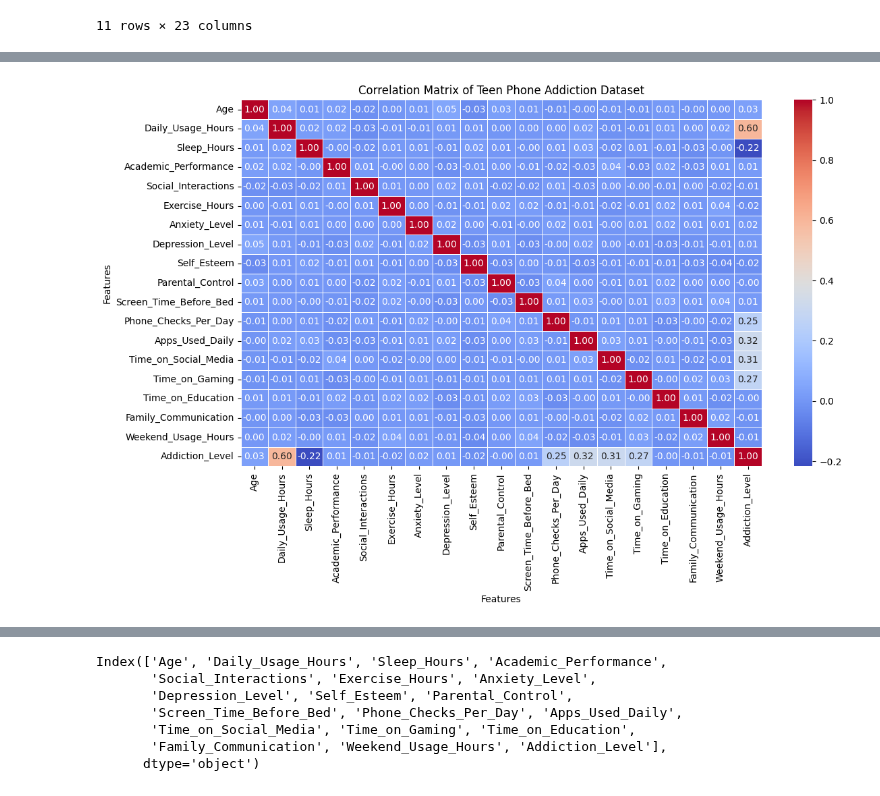
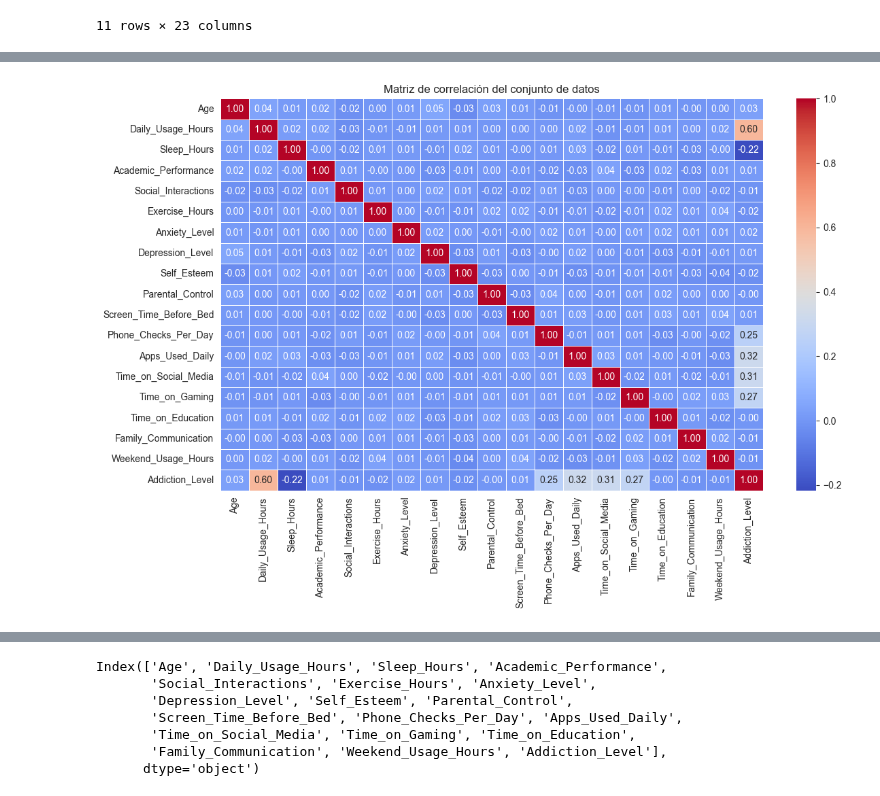
Before and after one commit to somoel/uso_telefono_adolescentes, a Jupyter notebook: notebooks/analysis.ipynb, the cells around one changed output, grey strips where cells are left out. Saved outputs shown, nothing was run; the diff lists cells and outputs as text; code cells hidden in the pictures.

```diff
--- a/notebooks/analysis.ipynb
+++ b/notebooks/analysis.ipynb
@@ -312,14 +393,7 @@ plt.show()
 # %%
 #matriz de correlacion
-correlation_matrix = df.corr(numeric_only=True)
 
 # Plot the heatmap
-plt.figure(figsize=(12, 8))
-sns.heatmap(correlation_matrix, annot=True, fmt=".2f", cmap="coolwarm", linewidths=0.5)
-plt.title("Correlation Matrix of Teen Phone Addiction Dataset")
-plt.xlabel("Features")
-plt.ylabel("Features")
-plt.tight_layout()
-plt.show()
+graficar_matriz_correlacion(df)
 # %% [output]
-[figure, old version]
+[figure, new version]
```
Also changed, not shown: parts of 43 cells of this notebook, 9 other files.
